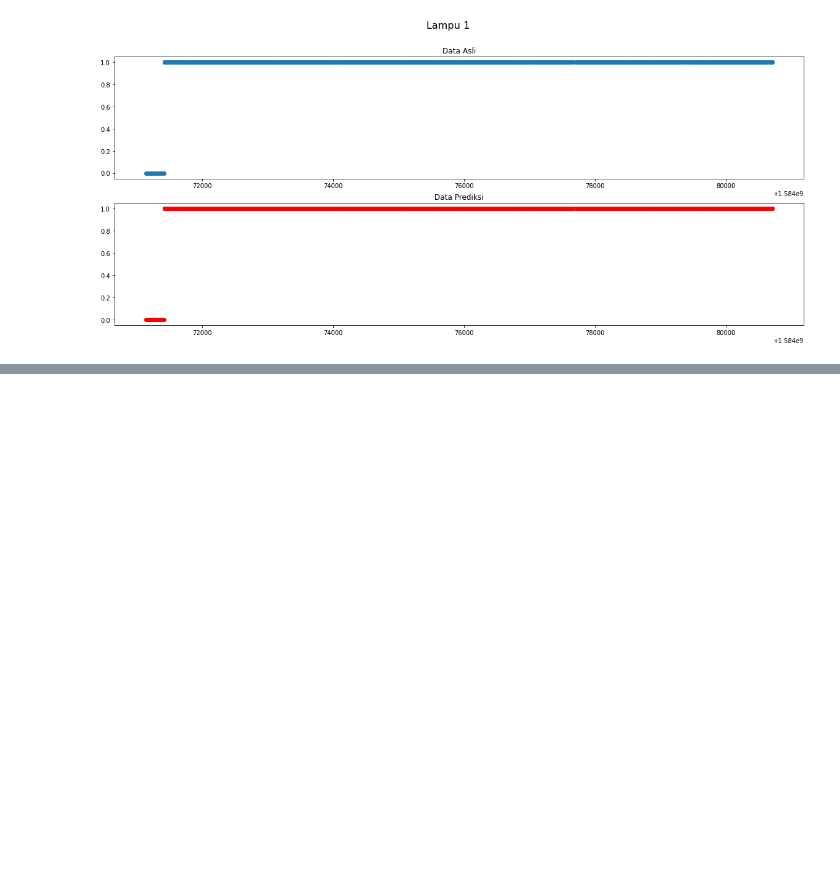
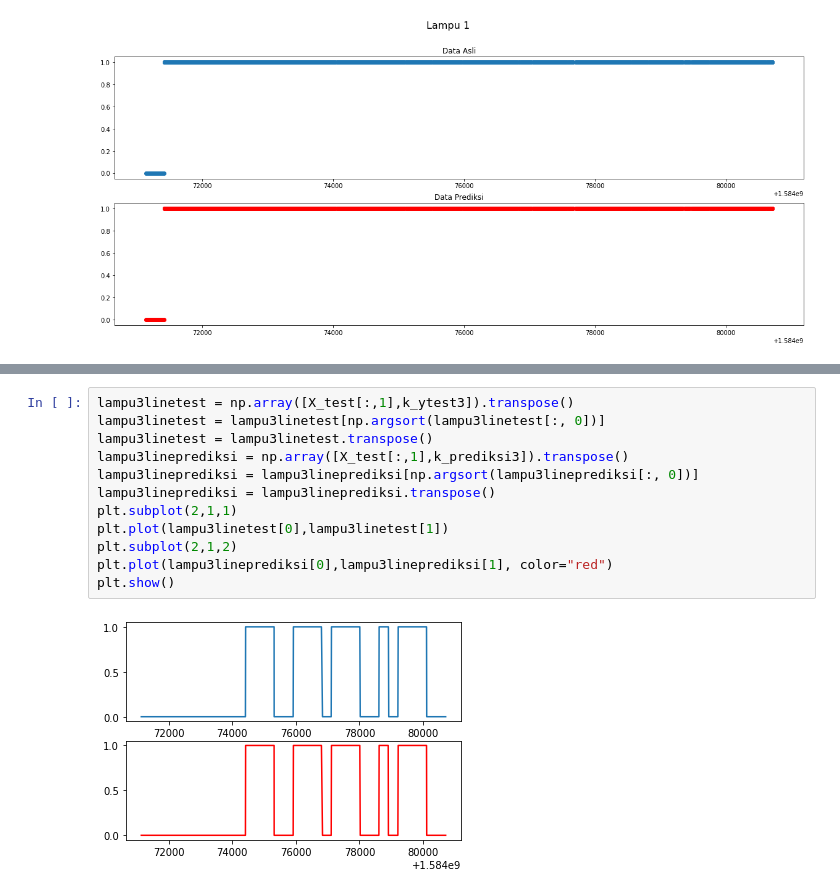
Before and after one commit to HenHimA1/A1, a Jupyter notebook: KNN.ipynb, the cells around one changed output, grey strips where cells are left out. Drawn from its saved outputs; the diff is of its cells as text; blank space fills up the shorter version.

```diff
--- a/KNN.ipynb
+++ b/KNN.ipynb
@@ -191,0 +220,14 @@ plt.show()
+# %%
+lampu3linetest = np.array([X_test[:,1],k_ytest3]).transpose()
+lampu3linetest = lampu3linetest[np.argsort(lampu3linetest[:, 0])]
+lampu3linetest = lampu3linetest.transpose()
+lampu3lineprediksi = np.array([X_test[:,1],k_prediksi3]).transpose()
+lampu3lineprediksi = lampu3lineprediksi[np.argsort(lampu3lineprediksi[:, 0])]
+lampu3lineprediksi = lampu3lineprediksi.transpose()
+plt.subplot(2,1,1)
+plt.plot(lampu3linetest[0],lampu3linetest[1])
+plt.subplot(2,1,2)
+plt.plot(lampu3lineprediksi[0],lampu3lineprediksi[1], color="red")
+plt.show()
+# %% [output]
+[figure, added]
```
Also changed, not shown: parts of 10 cells of this notebook.
